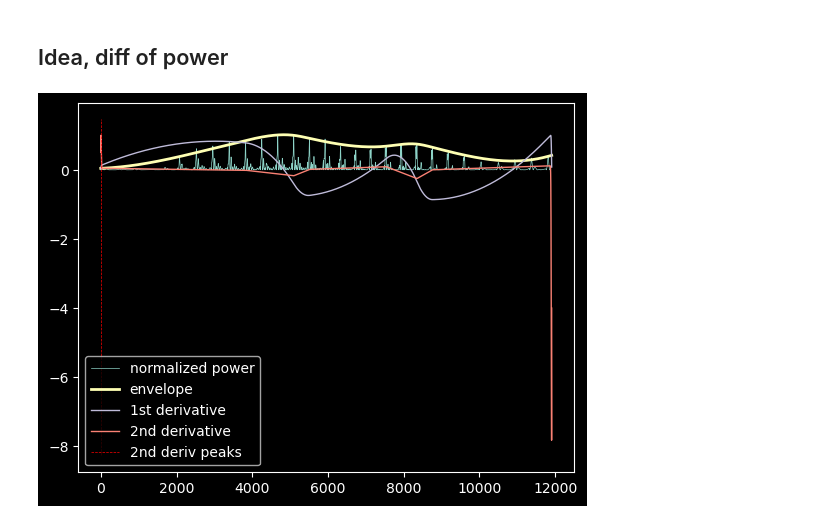
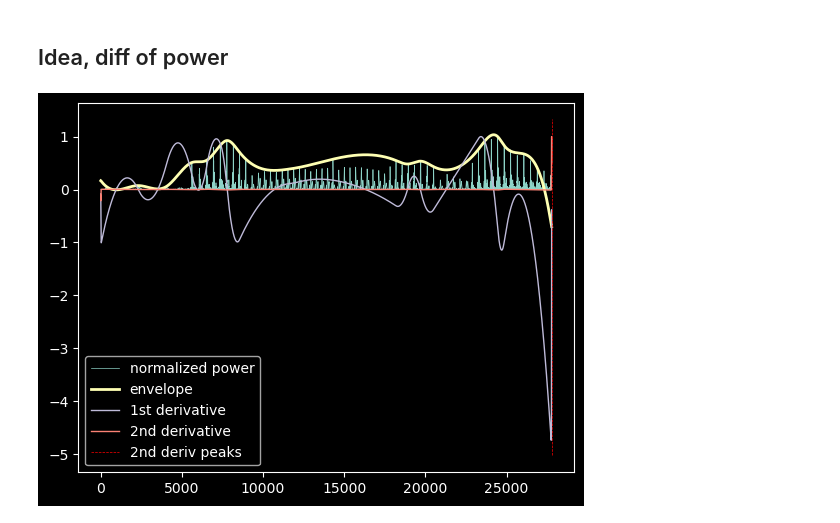
Before and after one commit to TobiasBjork/VowelProject, a Jupyter notebook: test_splits.ipynb, the cells around one changed output. Drawn from its saved outputs; the diff is of its cells as text; code cells hidden in the pictures.

```diff
--- a/test_splits.ipynb
+++ b/test_splits.ipynb
@@ -50,7 +50,7 @@ Fs, audio = wavfile.read(file_path)
 
 words = rec_vosk(file_path, model)
 
-segments, vowels_per_segment = tools.segment_by_words(
+segments, vowels_per_segment, s_start = tools.segment_by_words(
     words, audio, Fs, vowel_set, min_conf=1
 )
 # %% [output]
@@ -82,7 +82,7 @@ all_words_audio = tools.stitch_frames(segments, padding=Fs)
 
 wavfile.write(os.path.join("output", "all_words.wav"), Fs, all_words_audio)
 # %%
-k = 7
+k = 10
 
 x = segments[k].copy()
 x = x / x.std()
@@ -179,31 +235,31 @@ wavfile.write(
 # %%
 from tools import envelope
 
 power = x**2
 tt = np.arange(len(power))
 power /= power.max()
 env = envelope(power, 40)
 
 env_d1 = np.gradient(env)
 env_d1 /= env_d1.max()
 env_d2 = np.gradient(env_d1)
 env_d2 /= env_d2.max()
 
-peaks_d2, peaks_d2_prop = signal.find_peaks(env_d2, height=0.2)
+peaks_d2, peaks_d2_prop = signal.find_peaks(env_d2, height=0.01)
 
 plt.figure()
 plt.plot(power, label="normalized power")
 plt.plot(tt, env, linewidth=2, label="envelope")
 plt.plot(tt, env_d1, linewidth=1, label="1st derivative")
 plt.plot(tt, env_d2, linewidth=1, label="2nd derivative")
 plt.vlines(
     peaks_d2, *plt.ylim(), linestyles="dashed", colors="r", label="2nd deriv peaks"
 )
 
 plt.legend()
 plt.show()
 # %% [output]
-[figure, old version]
+[figure, new version]
 # %%
 starts = np.concatenate(([0], peaks_d2))
 ends = np.concatenate((peaks_d2, [len(x)]))
```
Also changed, not shown: parts of 14 cells of this notebook, 15 other files.
